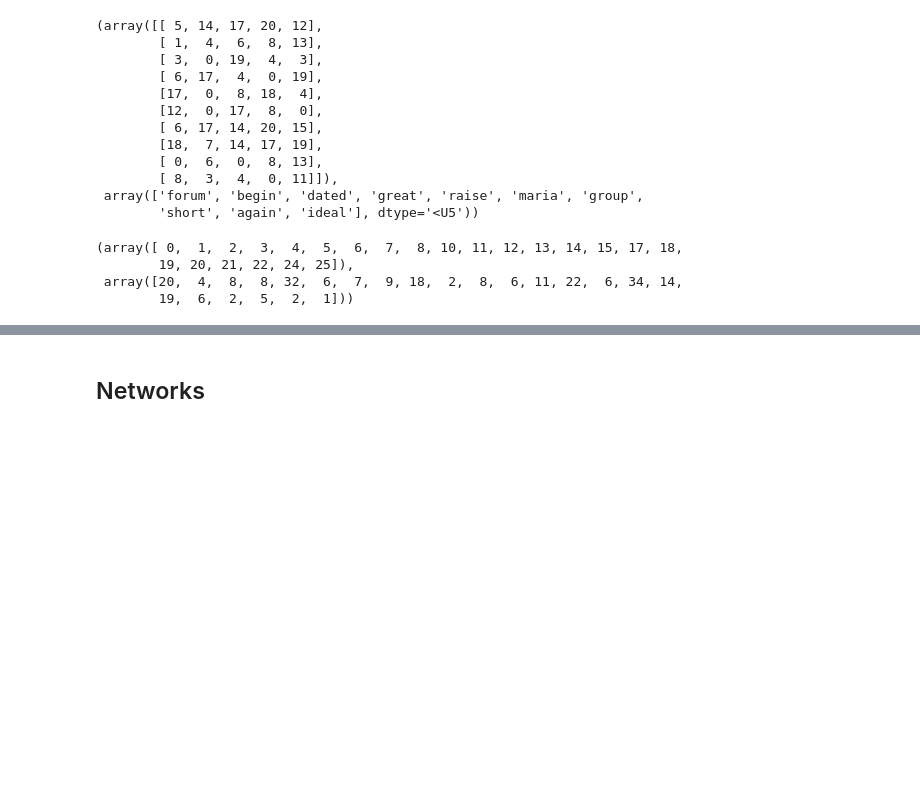
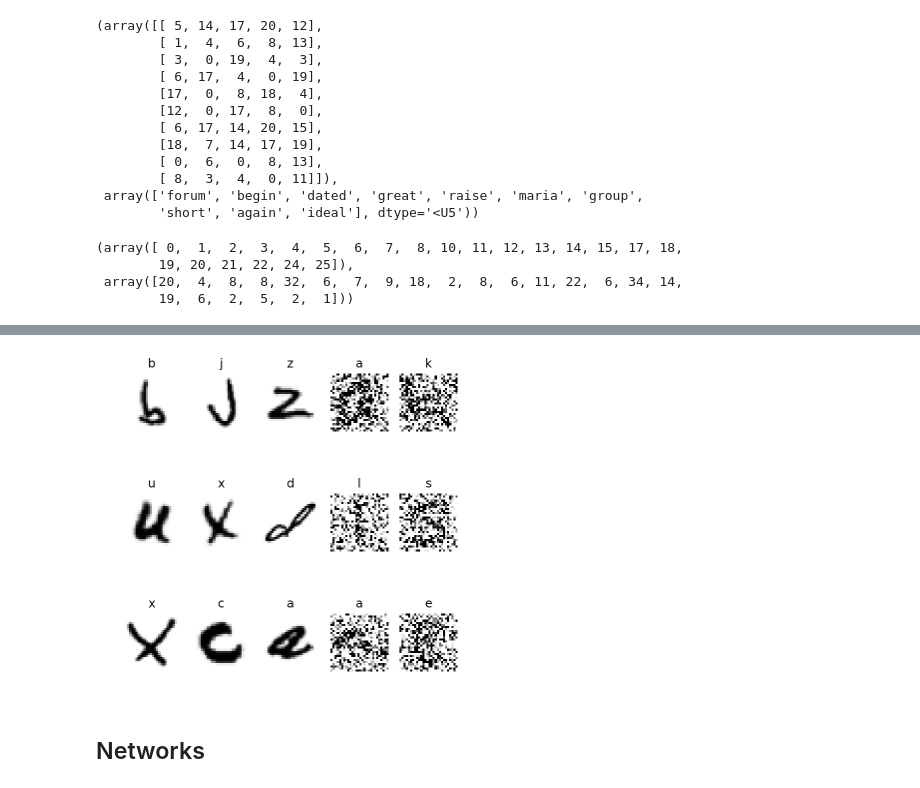
Before and after one commit to jrieke/feedback-nns, a Jupyter notebook: feedback_connections.ipynb, the cells around one changed output, grey strips where cells are left out. Saved outputs shown, nothing was run; the diff lists cells and outputs as text; code cells hidden in the pictures; blank space fills up the shorter version.

```diff
--- a/feedback_connections.ipynb
+++ b/feedback_connections.ipynb
@@ -296,3 +294,11 @@ for i in range(5):
+# %%
+for i in range(3):
+    plt.figure()
+    datasets.plot_sequence(*noisy_random_seq_test_dataset[i], target_transform=to_letter)
+# %% [output]
+[figure, added]
+[figure, added]
+[figure, added]
 # %% [markdown]
 ## Networks
 # %%
```
Also changed, not shown: parts of 36 cells of this notebook, 1 other file.
